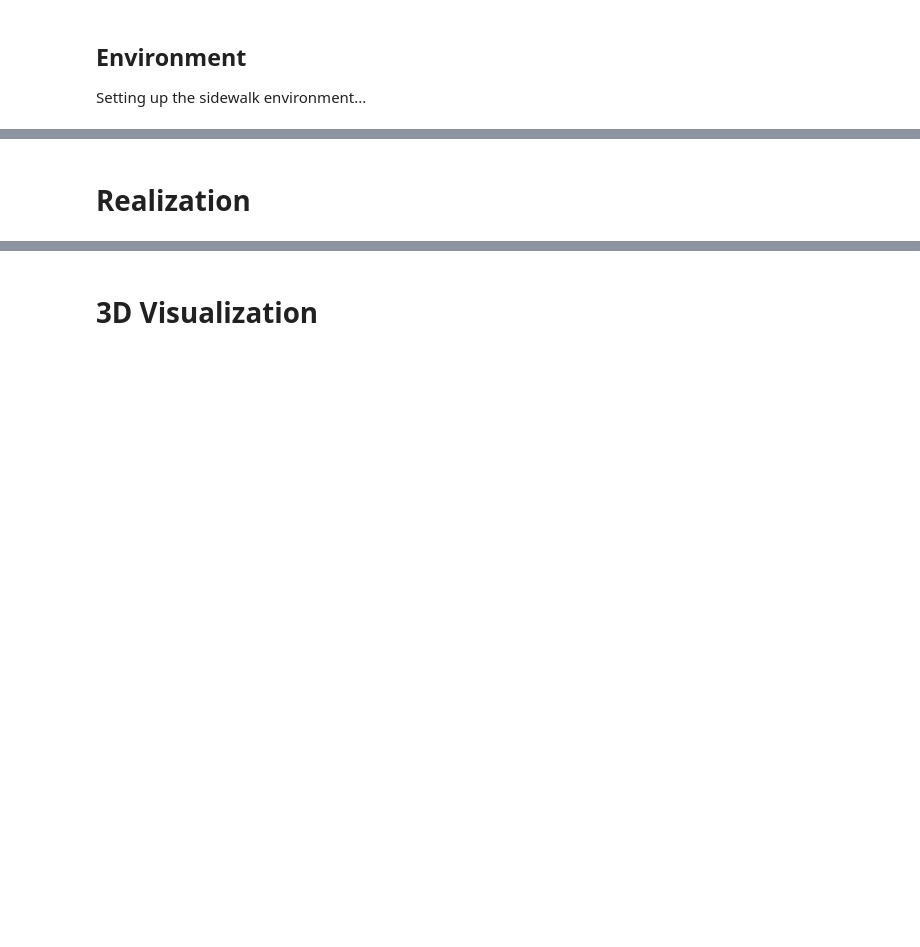
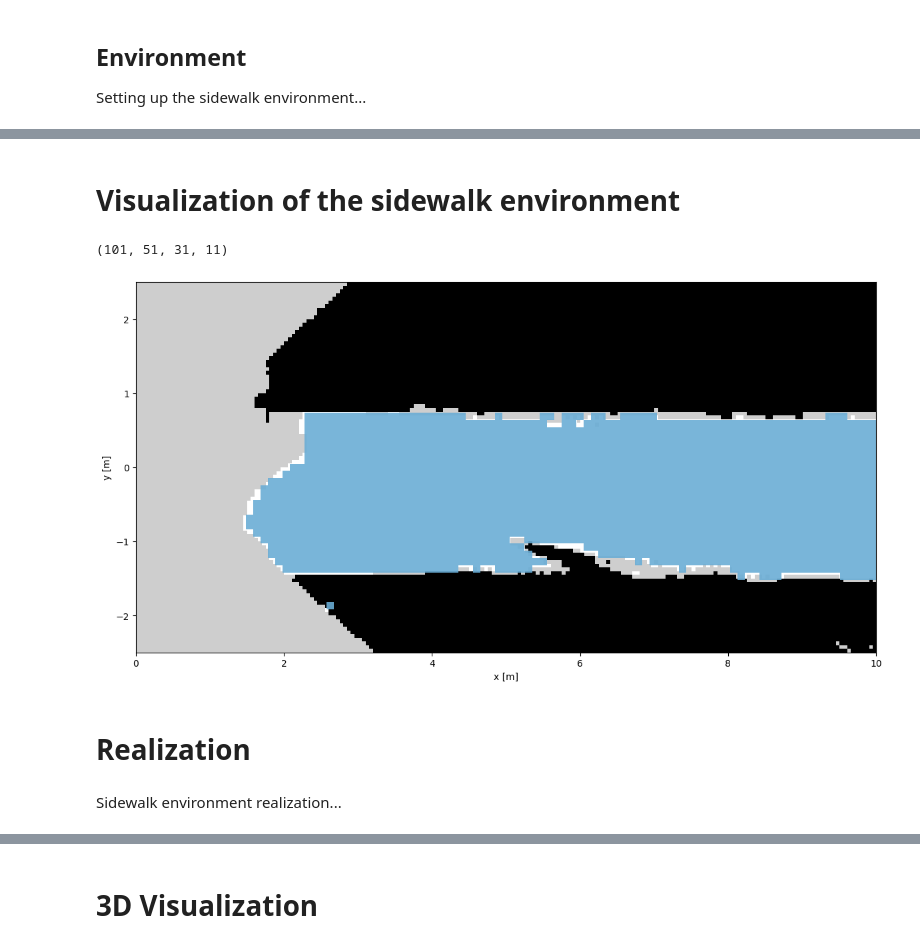
Before and after one commit to sulthansf/pyspect, a Jupyter notebook: examples/sidewalk_demo.ipynb, the cells around one changed output, grey strips where cells are left out. Saved outputs shown, nothing was run; the diff lists cells and outputs as text; code cells hidden in the pictures; blank space fills up the shorter version.

```diff
--- a/examples/sidewalk_demo.ipynb
+++ b/examples/sidewalk_demo.ipynb
@@ -338,3 +360,18 @@ Filter time: 0.048386573791503906 Inflation time: 18.686429500579834
 Sidewalk environment created.
+# %% [markdown]
+# Visualization of the sidewalk environment
+# %%
+impl = HJImpl(reach_dynamics, grid, 1)
+impl.set_axes_names('x', 'y', 'a', 'v')
+fig = new_map(
+              ('Blues', impl.project_onto(sidewalk_map_vf, 0, 1, union=False)),
+              min_bounds=min_bounds, max_bounds=max_bounds,
+              background=BACKGROUND_PATH,
+            )
+# %% [output]
+(101, 51, 31, 11)
+[figure, added]
 # %% [markdown]
 # Realization
+# %% [markdown]
+Sidewalk environment realization...
```
Also changed, not shown: parts of 21 cells of this notebook, 1 other file.
